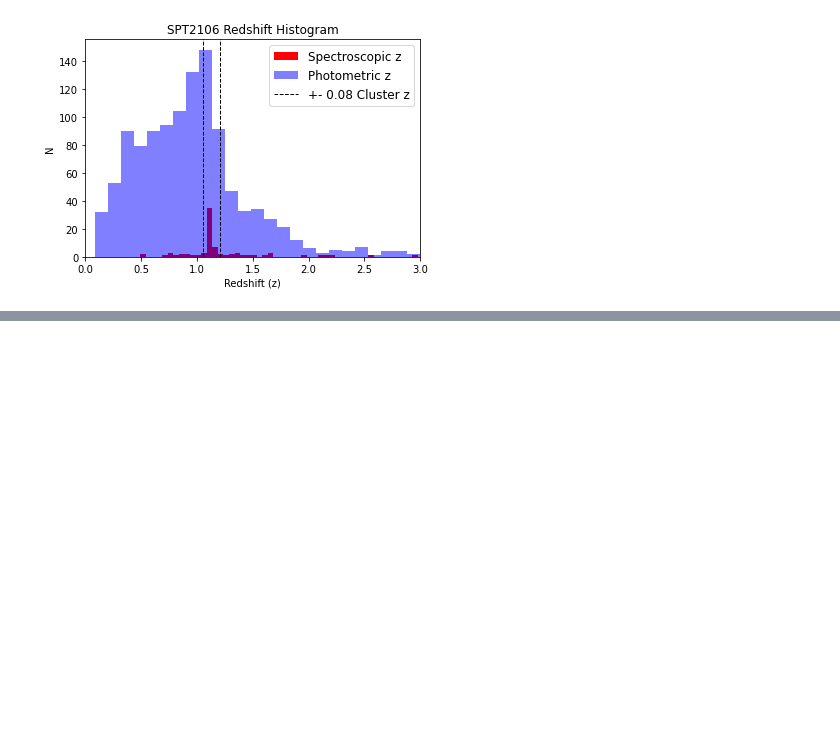
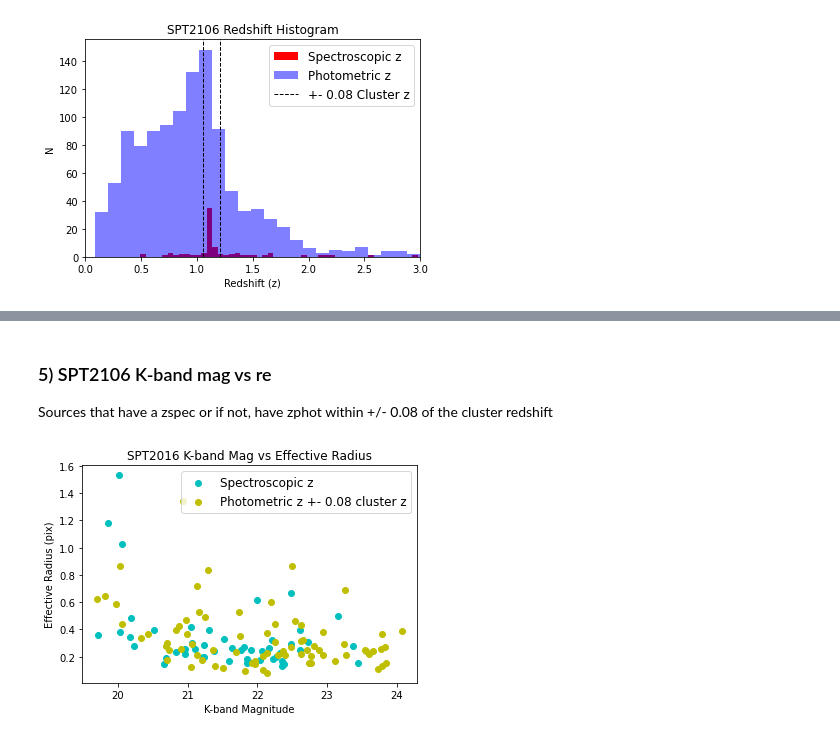
Before and after one commit to charrbit/GOGREEN-galaxy-research, a Jupyter notebook: Code/myDataAnalysis.ipynb, the cells around one changed output, grey strips where cells are left out. Saved outputs shown, nothing was run; the diff lists cells and outputs as text; code cells hidden in the pictures; blank space fills up the shorter version.

```diff
--- a/Code/myDataAnalysis.ipynb
+++ b/Code/myDataAnalysis.ipynb
@@ -171,0 +303,27 @@ Number of excluded points (z>3):  20
+# %% [markdown]
+### 5) SPT2106 K-band mag vs re
+Sources that have a zspec or if not, have zphot within +/- 0.08 of the cluster redshift
+# %%
+# GET SPT2106 GALAXY K-BAND FLUX DATA
+galaxykflux_zspec = phot_table.query('Cluster==@targetCluster and Star==0 and K_flag==0 and totmask==0 and Ks_tot > 0 and ~zspec.isnull()')[['cPHOTID','Ks_tot']]
+
+galaxykflux_zphot = phot_table.query('Cluster==@targetCluster and Star==0 and K_flag==0 and totmask==0 and Ks_tot > 0 and (@clusterZ-0.08 < zphot.values < @clusterZ+0.08)')[['cPHOTID','Ks_tot']]
+
+# GET SPT2106 GALAXY RE DATA
+
+# Combine dataframe rows where cPHOTID is the same
+combinedGalaxies_zspec = galaxykflux_zspec.merge(galaxyRE, on='cPHOTID')
+# Exclude zphot's where there is a zspec
+combinedGalaxies_zphot = galaxykflux_zphot.merge(galaxyRE, on='cPHOTID').query('~cPHOTID.isin(@combinedGalaxies_zspec.cPHOTID)')
+
+# Plot K-band mag vs re
+fig = plt.figure()
+plt.scatter(ABmag(combinedGalaxies_zspec.Ks_tot.values, 25), combinedGalaxies_zspec.re.values, c='c', label='Spectroscopic z')
+plt.scatter(ABmag(combinedGalaxies_zphot.Ks_tot.values, 25), combinedGalaxies_zphot.re.values, c='y', label='Photometric z +- 0.08 cluster z')
+plt.title('SPT2016 K-band Mag vs Effective Radius')
+plt.xlabel('K-band Magnitude')
+plt.ylabel('Effective Radius (pix)')
+plt.legend(fontsize='large')
+plt.show()
+# %% [output]
+[figure, added]
```
Also changed, not shown: parts of 17 cells of this notebook.
